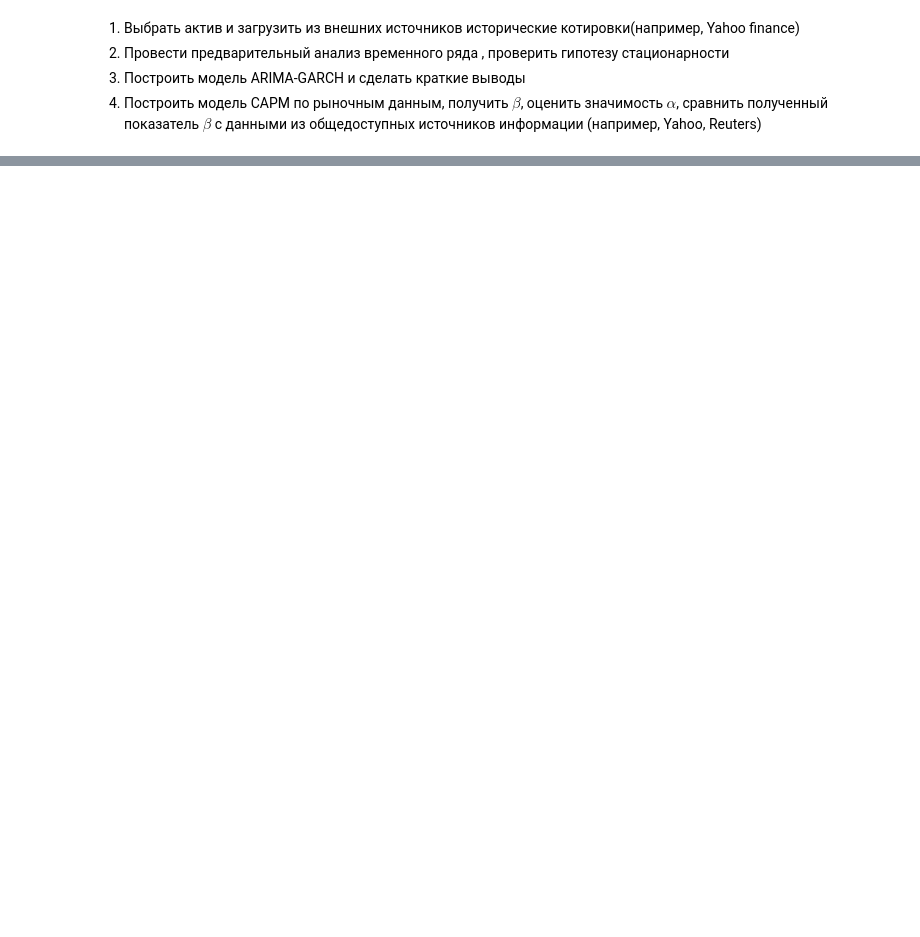
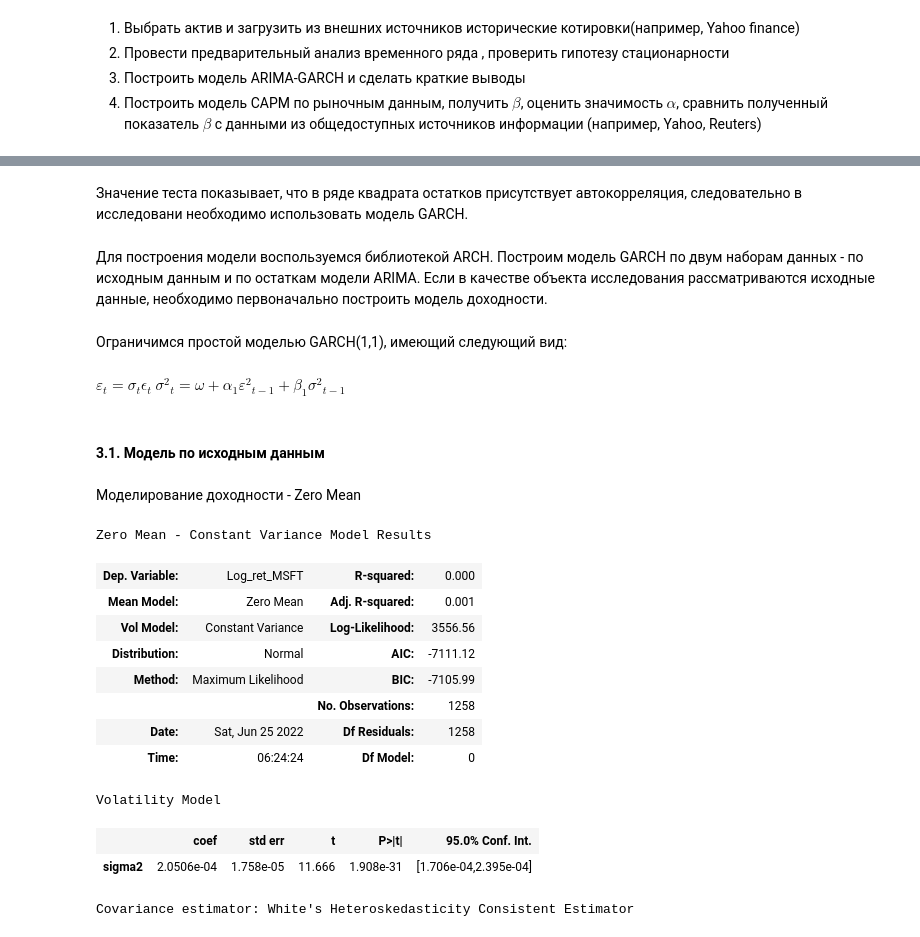
Before and after one commit to qununc/UFR, a Jupyter notebook: no2_time_series/Ex_frm_1.ipynb, the cells around one changed output, grey strips where cells are left out. Drawn from its saved outputs; the diff is of its cells as text; code cells hidden in the pictures; blank space fills up the shorter version.

```diff
--- a/no2_time_series/Ex_frm_1.ipynb
+++ b/no2_time_series/Ex_frm_1.ipynb
@@ -814,0 +1111,31 @@ Notes:
+# %% [markdown]
+Значение теста показывает, что в ряде квадрата остатков присутствует автокорреляция, следовательно в исследовани необходимо использовать модель GARCH.
+# %% [markdown]
+Для построения модели воспользуемся библиотекой ARCH. Построим модель GARCH по двум наборам данных - по исходным данным и по остаткам модели ARIMA. Если в качестве объекта исследования рассматриваются исходные данные, необходимо первоначально построить модель доходности.
+# %% [markdown]
+Ограничимся простой моделью GARCH(1,1), имеющий следующий вид:
+# %% [markdown]
+$\varepsilon_t=\sigma_t\epsilon_t$
+${\sigma^2}_t=\omega+\alpha_1{\varepsilon^2}_{t-1}+\beta_1{\sigma^2}_{t-1}$
+# %% [markdown]
+#### 3.1. Модель по исходным данным
+# %% [markdown]
+Моделирование доходности - Zero Mean
+# %%
+zm=ZeroMean(msft['Log_ret_MSFT'])
+# %%
+zm.fit().summary()
+# %% [output]
+Zero Mean - Constant Variance Model Results
+| Dep. Variable: | Log_ret_MSFT | R-squared: | 0.000 |
+| Mean Model: | Zero Mean | Adj. R-squared: | 0.001 |
+| Vol Model: | Constant Variance | Log-Likelihood: | 3556.56 |
+| Distribution: | Normal | AIC: | -7111.12 |
+| Method: | Maximum Likelihood | BIC: | -7105.99 |
+|  |  | No. Observations: | 1258 |
+| Date: | Sat, Jun 25 2022 | Df Residuals: | 1258 |
+| Time: | 06:24:24 | Df Model: | 0 |
+Volatility Model
+|  | coef | std err | t | P>|t| | 95.0% Conf. Int. |
+| sigma2 | 2.0506e-04 | 1.758e-05 | 11.666 | 1.908e-31 | [1.706e-04,2.395e-04] |
+Covariance estimator: White's Heteroskedasticity Consistent Estimator
```
Also changed, not shown: parts of 127 cells of this notebook.
